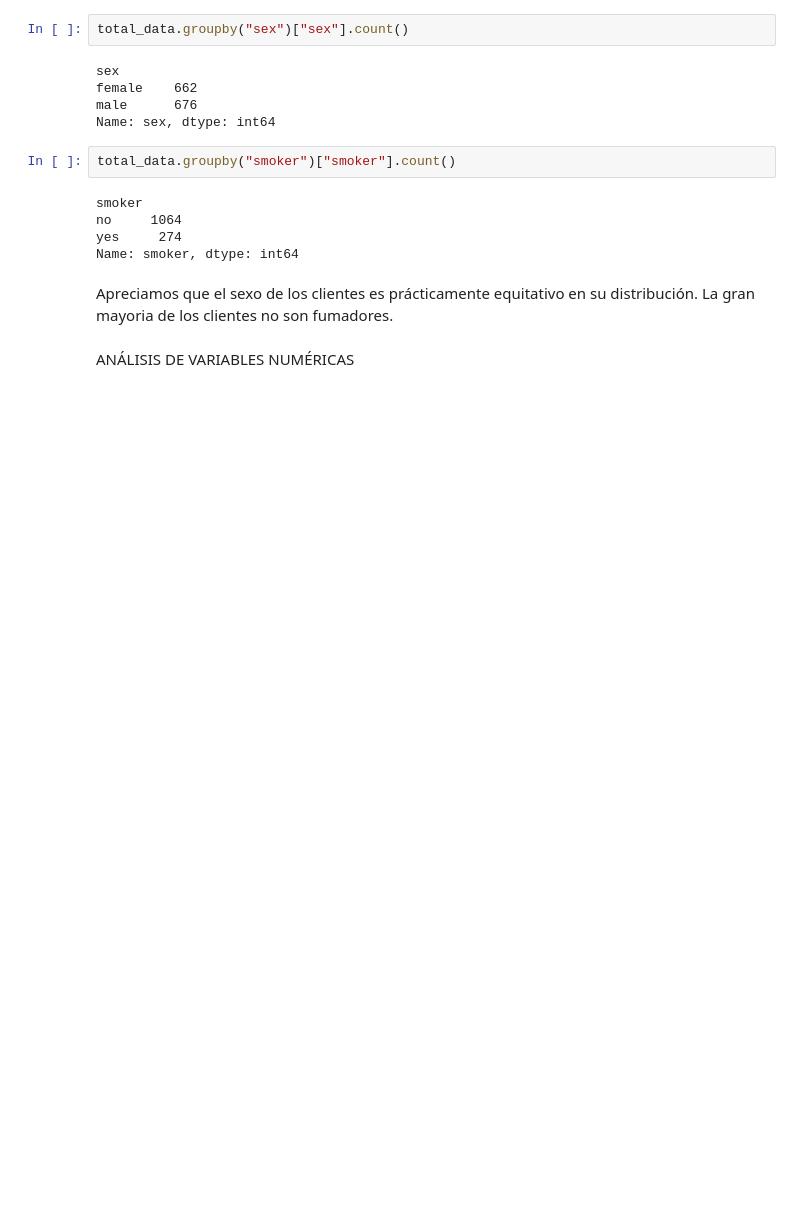
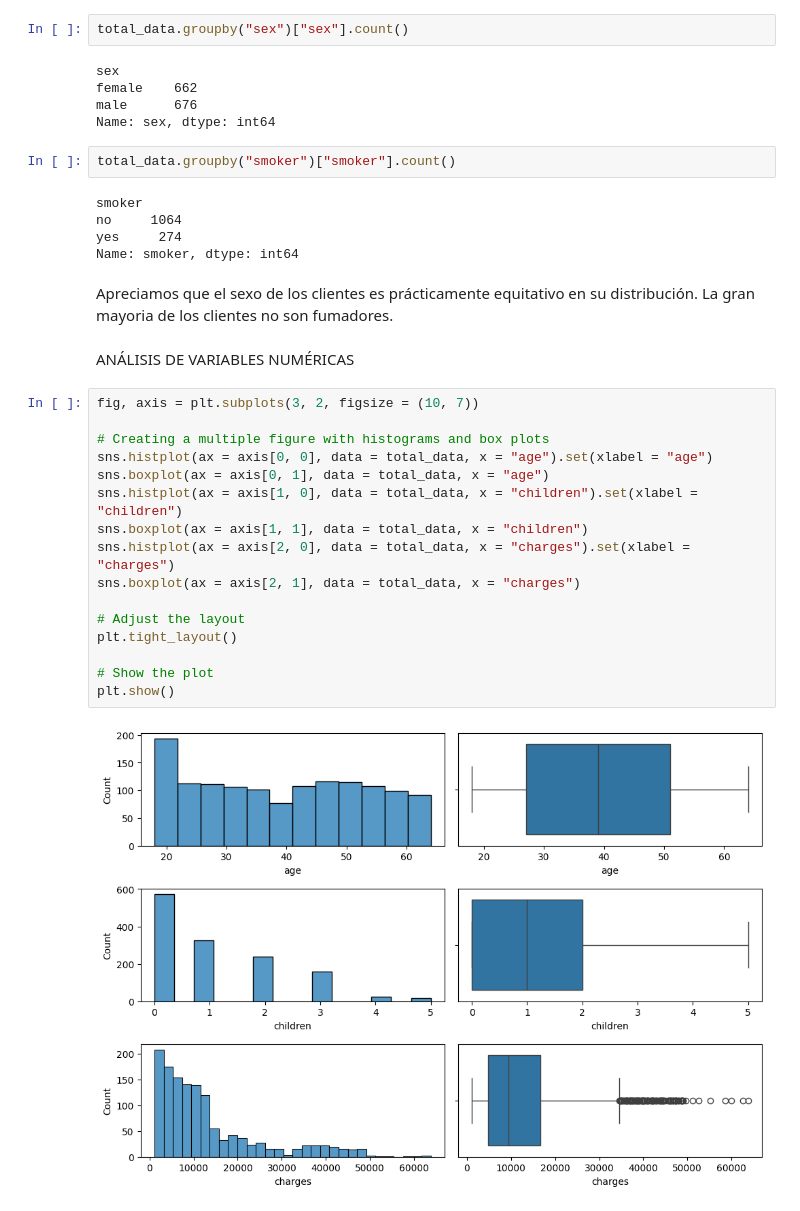
Before and after one commit to PuraCampos/Regresi-n-Lineal, a Jupyter notebook: src/explore.ipynb, the cells around one changed output. Saved outputs shown, nothing was run; the diff lists cells and outputs as text; blank space fills up the shorter version.

```diff
--- a/src/explore.ipynb
+++ b/src/explore.ipynb
@@ -97,3 +97,21 @@ Apreciamos que el sexo de los clientes es prácticamente equitativo en su distri
 La gran mayoria de los clientes no son fumadores.
 # %% [markdown]
 ANÁLISIS DE VARIABLES NUMÉRICAS
+# %%
+fig, axis = plt.subplots(3, 2, figsize = (10, 7))
+
+# Creating a multiple figure with histograms and box plots
+sns.histplot(ax = axis[0, 0], data = total_data, x = "age").set(xlabel = "age")
+sns.boxplot(ax = axis[0, 1], data = total_data, x = "age")
+sns.histplot(ax = axis[1, 0], data = total_data, x = "children").set(xlabel = "children")
+sns.boxplot(ax = axis[1, 1], data = total_data, x = "children")
+sns.histplot(ax = axis[2, 0], data = total_data, x = "charges").set(xlabel = "charges")
+sns.boxplot(ax = axis[2, 1], data = total_data, x = "charges")
+
+# Adjust the layout
+plt.tight_layout()
+
+# Show the plot
+plt.show()
+# %% [output]
+[figure, added]
```
Also changed, not shown: parts of 1 cell of this notebook.
